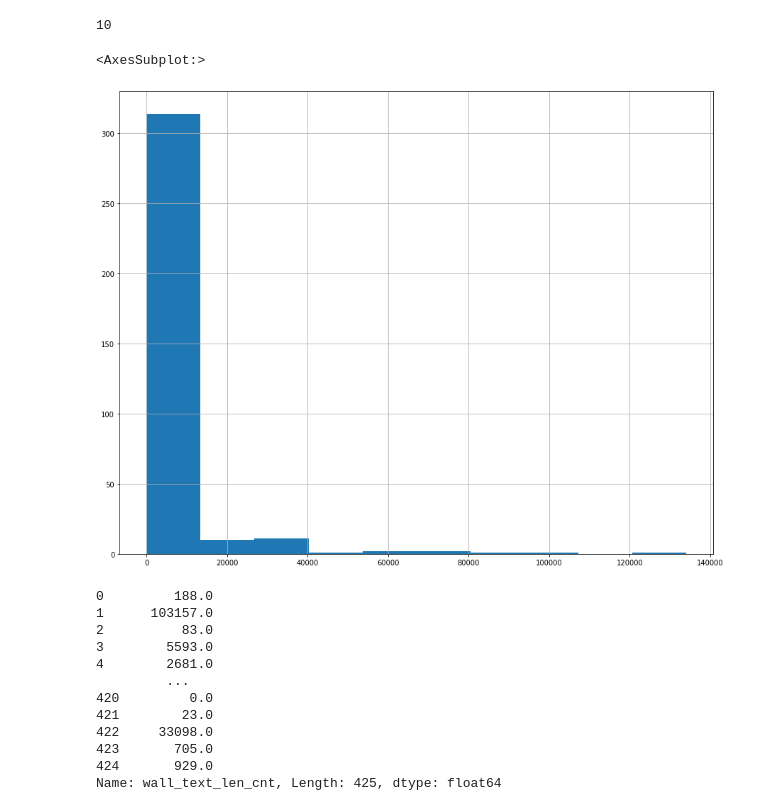
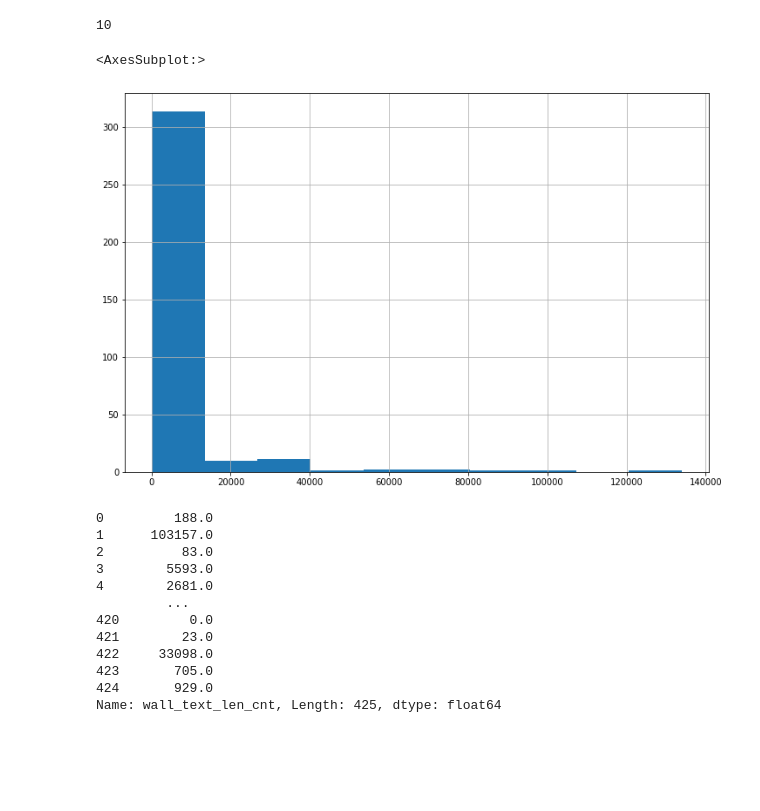
Before and after one commit to DenisKochetov/vk_hse_eda, a Jupyter notebook: hw1_3.ipynb, the cells around one changed output. Cells and saved outputs as stored; diff of their text form; code cells hidden in the pictures; blank space fills up the shorter version.

```diff
--- a/hw1_3.ipynb
+++ b/hw1_3.ipynb
@@ -112,10 +115,10 @@ len(df['wall_text'][df['wall_text_hse'] == 1])
 # %% [output]
 10
 # %%
-df['wall_text_len_cnt'].hist(figsize=(15,12))
+df['wall_text_len_cnt'].hist(figsize=(12,8))
 # %% [output]
 <AxesSubplot:>
-[figure, old version]
+[figure, new version]
 # %%
 df.wall_text_len_cnt
 # %% [output]
```
Also changed, not shown: parts of 41 cells of this notebook.
